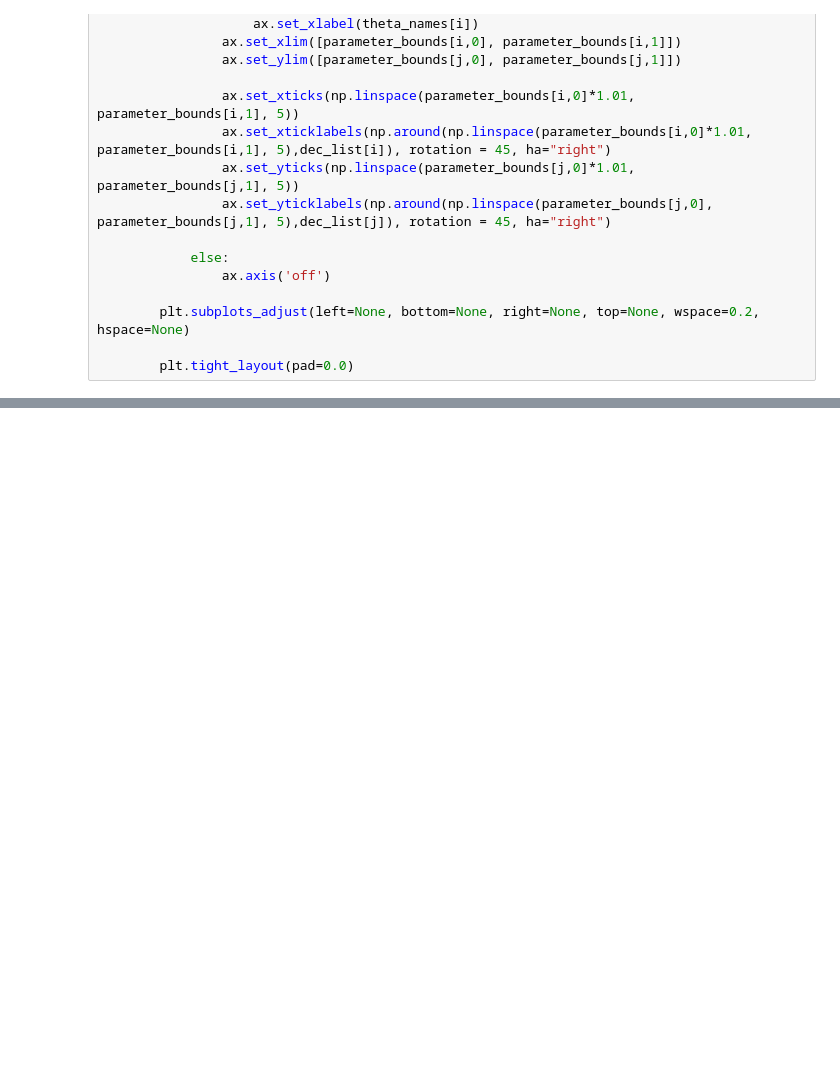
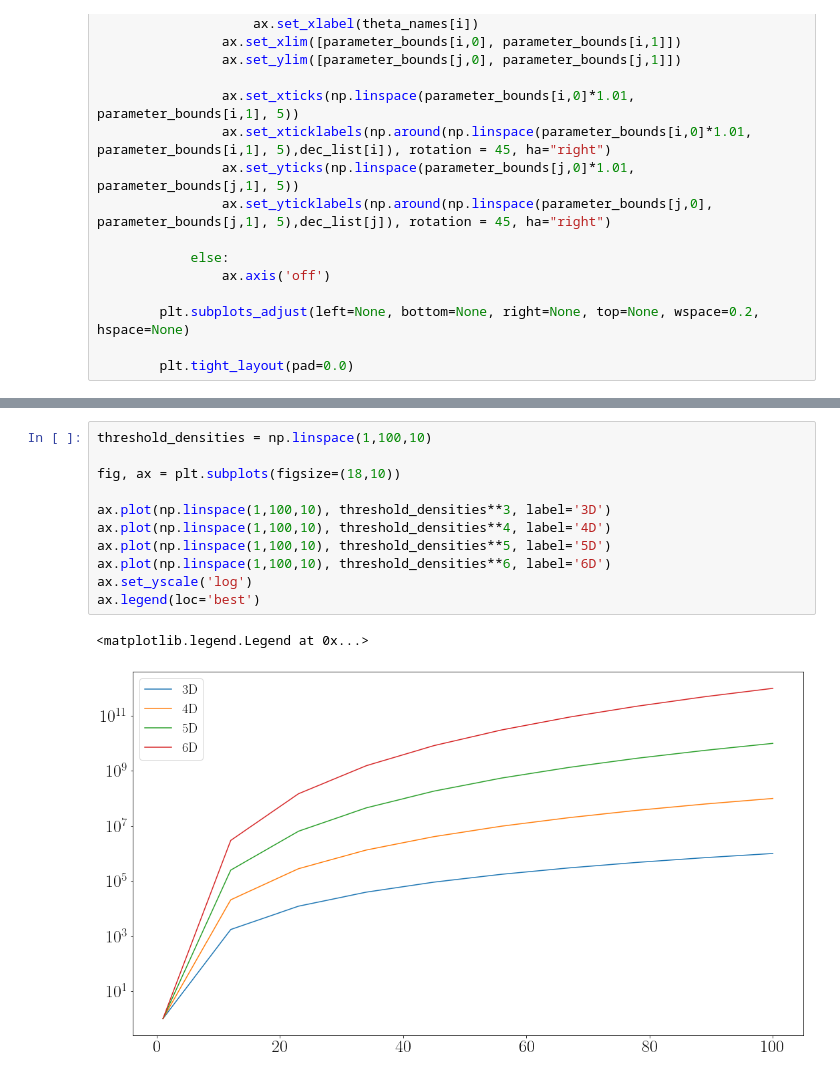
Before and after one commit to elliemay481/HistoryMatching, a Jupyter notebook: LiquidDropAnalytical.ipynb, the cells around one changed output, grey strips where cells are left out. Saved outputs shown, nothing was run; the diff lists cells and outputs as text; blank space fills up the shorter version.

```diff
--- a/LiquidDropAnalytical.ipynb
+++ b/LiquidDropAnalytical.ipynb
@@ -541,0 +696,14 @@ file1.close()
+# %%
+threshold_densities = np.linspace(1,100,10)
+
+fig, ax = plt.subplots(figsize=(18,10))
+
+ax.plot(np.linspace(1,100,10), threshold_densities**3, label='3D')
+ax.plot(np.linspace(1,100,10), threshold_densities**4, label='4D')
+ax.plot(np.linspace(1,100,10), threshold_densities**5, label='5D')
+ax.plot(np.linspace(1,100,10), threshold_densities**6, label='6D')
+ax.set_yscale('log')
+ax.legend(loc='best')
+# %% [output]
+<matplotlib.legend.Legend at 0x...>
+[figure, added]
```
Also changed, not shown: parts of 36 cells of this notebook, 3 other files.
